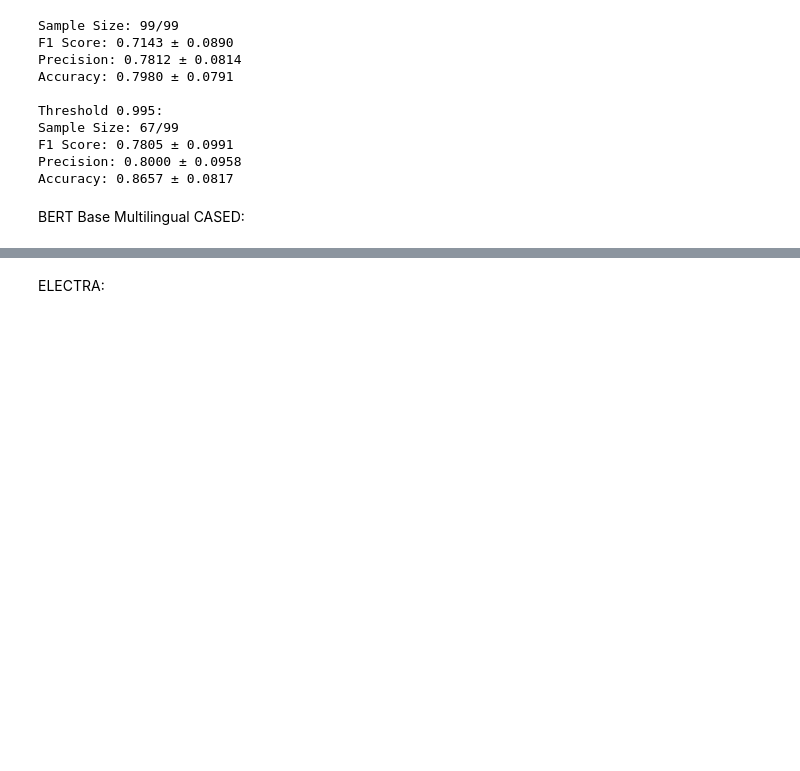
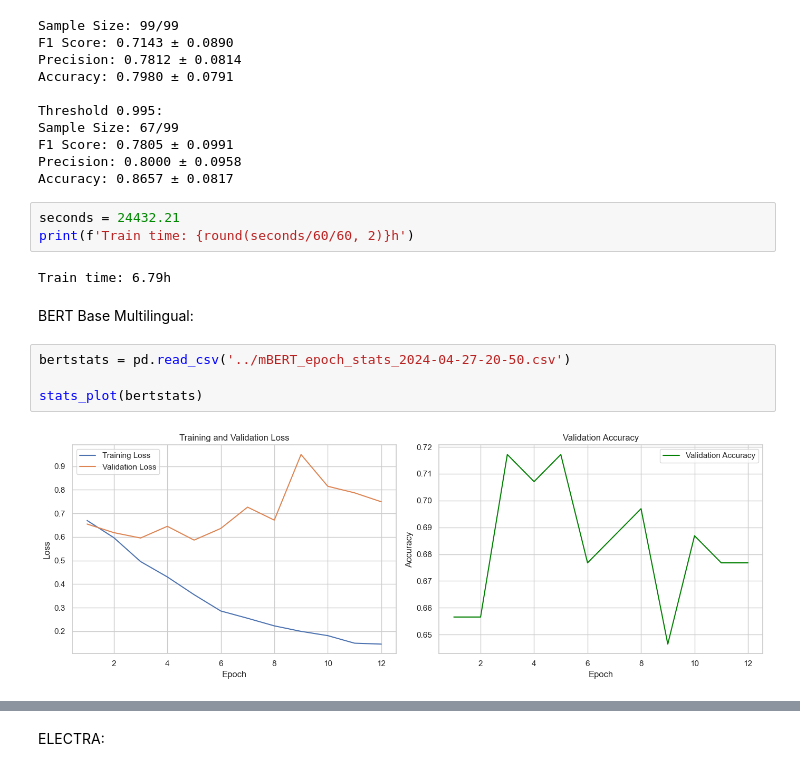
Before and after one commit to goouthy/misinfo-eng-est, a Jupyter notebook: pipeline/classification/cls-comparison.ipynb, the cells around one changed output, grey strips where cells are left out. Drawn from its saved outputs; the diff is of its cells as text; blank space fills up the shorter version.

```diff
--- a/pipeline/classification/cls-comparison.ipynb
+++ b/pipeline/classification/cls-comparison.ipynb
@@ -36,5 +36,16 @@ Sample Size: 67/99
 F1 Score: 0.7805 ± 0.0991
 Precision: 0.8000 ± 0.0958
 Accuracy: 0.8657 ± 0.0817
+# %%
+seconds = 24432.21
+print(f'Train time: {round(seconds/60/60, 2)}h')
+# %% [output]
+Train time: 6.79h
 # %% [markdown]
-BERT Base Multilingual CASED:
+BERT Base Multilingual:
+# %%
+bertstats = pd.read_csv('../mBERT_epoch_stats_2024-04-27-20-50.csv')
+
+stats_plot(bertstats)
+# %% [output]
+[figure, added]
```
Also changed, not shown: parts of 8 cells of this notebook.
